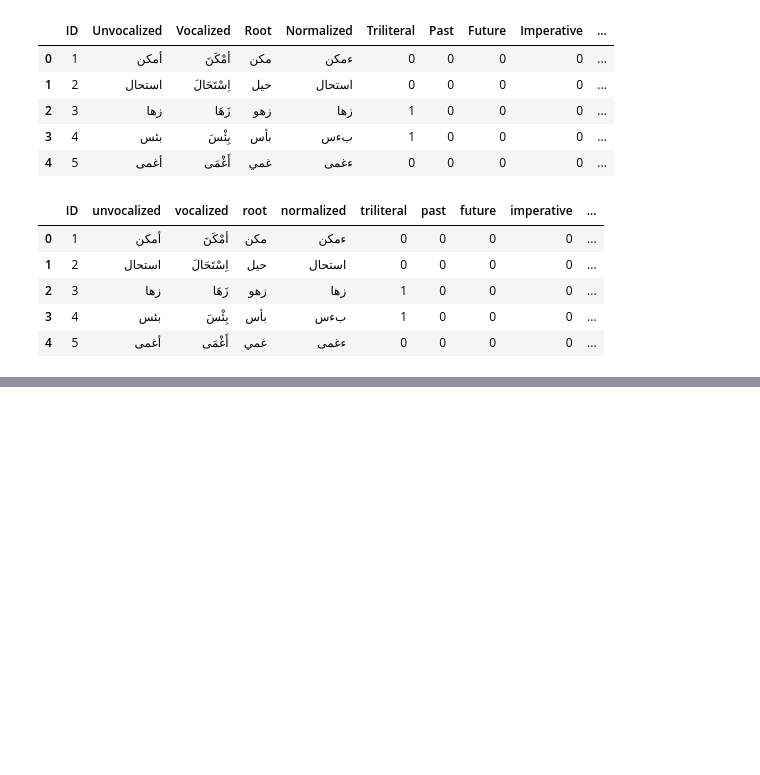
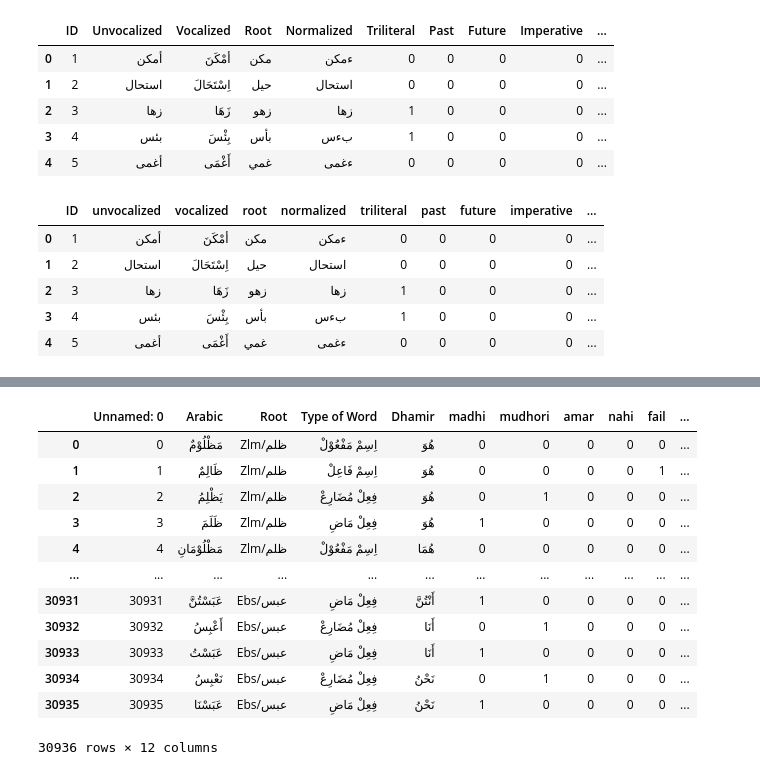
Before and after one commit to naufalFaqih/Capstone-Project-ArabicMorph, a Jupyter notebook: ArabicMorph.ipynb, the cells around one changed output, grey strips where cells are left out. Drawn from its saved outputs; the diff is of its cells as text; code cells hidden in the pictures; blank space fills up the shorter version.

```diff
--- a/ArabicMorph.ipynb
+++ b/ArabicMorph.ipynb
@@ -162,0 +93,6 @@ df.head()
+# %%
+file_path = r"C:\Users\dzak\Documents\SERTIFIKAT BANGKIT 24\projek capstone\HasilGenerateUnique\arabicmorph.xlsx"
+
+# Membaca file CSV dan menampilkannya sebagai DataFrame
+df = pd.read_excel(file_path, sheet_name='Sheet1')
+df.head()
@@ -162,0 +106,6 @@ df.head()
+# %%
+columns_to_drop = ['Buckwalter', 'Vector', 'Pattern', 'MSD']
+df = df.drop(columns=columns_to_drop)
+
+# Display the updated DataFrame
+df.head()
@@ -162,0 +119,4 @@ df.head()
+# %%
+columns_to_drop = ['Wazan', 'WazanIndex']
+df = df.drop(columns=columns_to_drop)
+df.head()
@@ -162,0 +130,13 @@ df.head()
+# %%
+# Filter the DataFrame for فِعِلْ مَاضِ
+madhi_df = df[df['Type of Word'] == 'فِعِلْ مَاضِ']
+mudhori_df = df[df['Type of Word'] == 'فِعِلْ مُضَارِعْ']
+amar_df = df[df['Type of Word'] == 'فِعِلْ الأَمرْ']
+
+# Add a new column 'madhi' and assign the filtered words to this column
+df['madhi'] = df.apply(lambda row: row['Arabic'] if row['Type of Word'] == 'فِعِلْ مَاضِ' else '', axis=1)
+df['mudhori'] = df.apply(lambda row: row['Arabic'] if row['Type of Word'] == 'فِعِلْ مُضَارِعْ' else '', axis=1)
+df['amar'] = df.apply(lambda row: row['Arabic'] if row['Type of Word'] == 'فِعِلْ الأَمرْ' else '', axis=1)
+
+# Display the updated DataFrame
+df
@@ -162,0 +157,23 @@ df.head()
+# %%
+df['madhi'] = df.apply(lambda row: 1 if row['Type of Word'] == 'فِعِلْ مَاضِ' else 0, axis=1)
+df['mudhori'] = df.apply(lambda row: 1 if row['Type of Word'] == 'فِعِلْ مُضَارِعْ' else 0, axis=1)
+df['amar'] = df.apply(lambda row: 1 if row['Type of Word'] == 'فِعِلْ الأَمرْ' else 0, axis=1)
+df['nahi'] = df.apply(lambda row: 1 if row['Type of Word'] == 'فِعِلْ النَهْيِ' else 0, axis=1)
+df['fail'] = df.apply(lambda row: 1 if row['Type of Word'] == 'اِسِمْ فَاعِلْ' else 0, axis=1)
+df['maful'] = df.apply(lambda row: 1 if row['Type of Word'] == 'اِسِمْ مَفْعُوْلْ' else 0, axis=1)
+df['masdar'] = df.apply(lambda row: 1 if row['Type of Word'] == 'مَصْدَرْ' else 0, axis=1)
+df
+# %% [output]
+|  | Unnamed: 0 | Arabic | Root | Type of Word | Dhamir | madhi | mudhori | amar | nahi | fail | ... |
+| 0 | 0 | مَظْلُوْمٌ | Zlm/ظلم | اِسِمْ مَفْعُوْلْ | هُوَ | 0 | 0 | 0 | 0 | 0 | ... |
+| 1 | 1 | ظَالِمٌ | Zlm/ظلم | اِسِمْ فَاعِلْ | هُوَ | 0 | 0 | 0 | 0 | 1 | ... |
+| 2 | 2 | يَظْلِمُ | Zlm/ظلم | فِعِلْ مُضَارِعْ | هُوَ | 0 | 1 | 0 | 0 | 0 | ... |
+| 3 | 3 | ظَلَمَ | Zlm/ظلم | فِعِلْ مَاضِ | هُوَ | 1 | 0 | 0 | 0 | 0 | ... |
+| 4 | 4 | مَظْلُوْمَانِ | Zlm/ظلم | اِسِمْ مَفْعُوْلْ | هُمَا | 0 | 0 | 0 | 0 | 0 | ... |
+| ... | ... | ... | ... | ... | ... | ... | ... | ... | ... | ... | ... |
+| 30931 | 30931 | عَبَسْتُنَّ | Ebs/عبس | فِعِلْ مَاضِ | أَنْتُنَّ | 1 | 0 | 0 | 0 | 0 | ... |
+| 30932 | 30932 | أَعْبِسُ | Ebs/عبس | فِعِلْ مُضَارِعْ | أَنَا | 0 | 1 | 0 | 0 | 0 | ... |
+| 30933 | 30933 | عَبَسْتُ | Ebs/عبس | فِعِلْ مَاضِ | أَنَا | 1 | 0 | 0 | 0 | 0 | ... |
+| 30934 | 30934 | نَعْبِسُ | Ebs/عبس | فِعِلْ مُضَارِعْ | نَحْنُ | 0 | 1 | 0 | 0 | 0 | ... |
+| 30935 | 30935 | عَبَسْنَا | Ebs/عبس | فِعِلْ مَاضِ | نَحْنُ | 1 | 0 | 0 | 0 | 0 | ... |
+30936 rows × 12 columns
```
Also changed, not shown: parts of 10 cells of this notebook, 1 other file.
